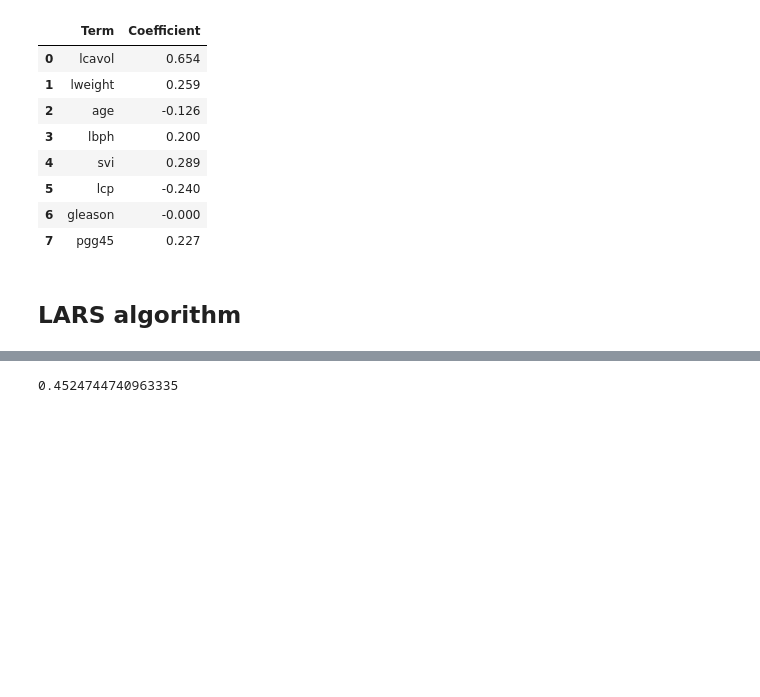
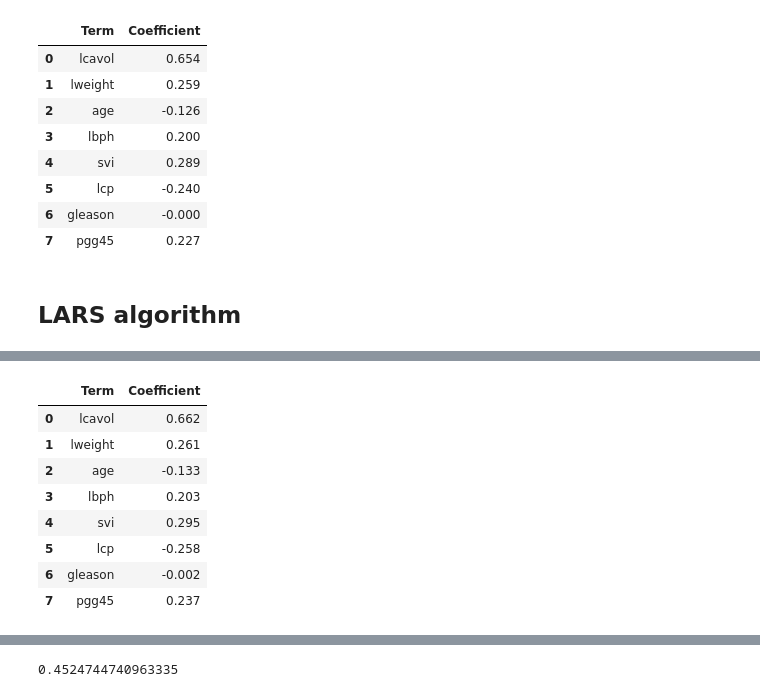
Before and after one commit to s6emschw/RM-project, a Jupyter notebook: Real_data_application.ipynb, the cells around one changed output, grey strips where cells are left out. Saved outputs shown, nothing was run; the diff lists cells and outputs as text; code cells hidden in the pictures; blank space fills up the shorter version.

```diff
--- a/Real_data_application.ipynb
+++ b/Real_data_application.ipynb
@@ -505,0 +503,14 @@ Lasso(alpha=0.004582700457631942)
+# %%
+lasso_lars_coeff = lasso_lars.coef_
+# %%
+table_coefficients(lasso_lars_coeff, 3)
+# %% [output]
+|  | Term | Coefficient |
+| 0 | lcavol | 0.662 |
+| 1 | lweight | 0.261 |
+| 2 | age | -0.133 |
+| 3 | lbph | 0.203 |
+| 4 | svi | 0.295 |
+| 5 | lcp | -0.258 |
+| 6 | gleason | -0.002 |
+| 7 | pgg45 | 0.237 |
```
Also changed, not shown: parts of 19 cells of this notebook.
